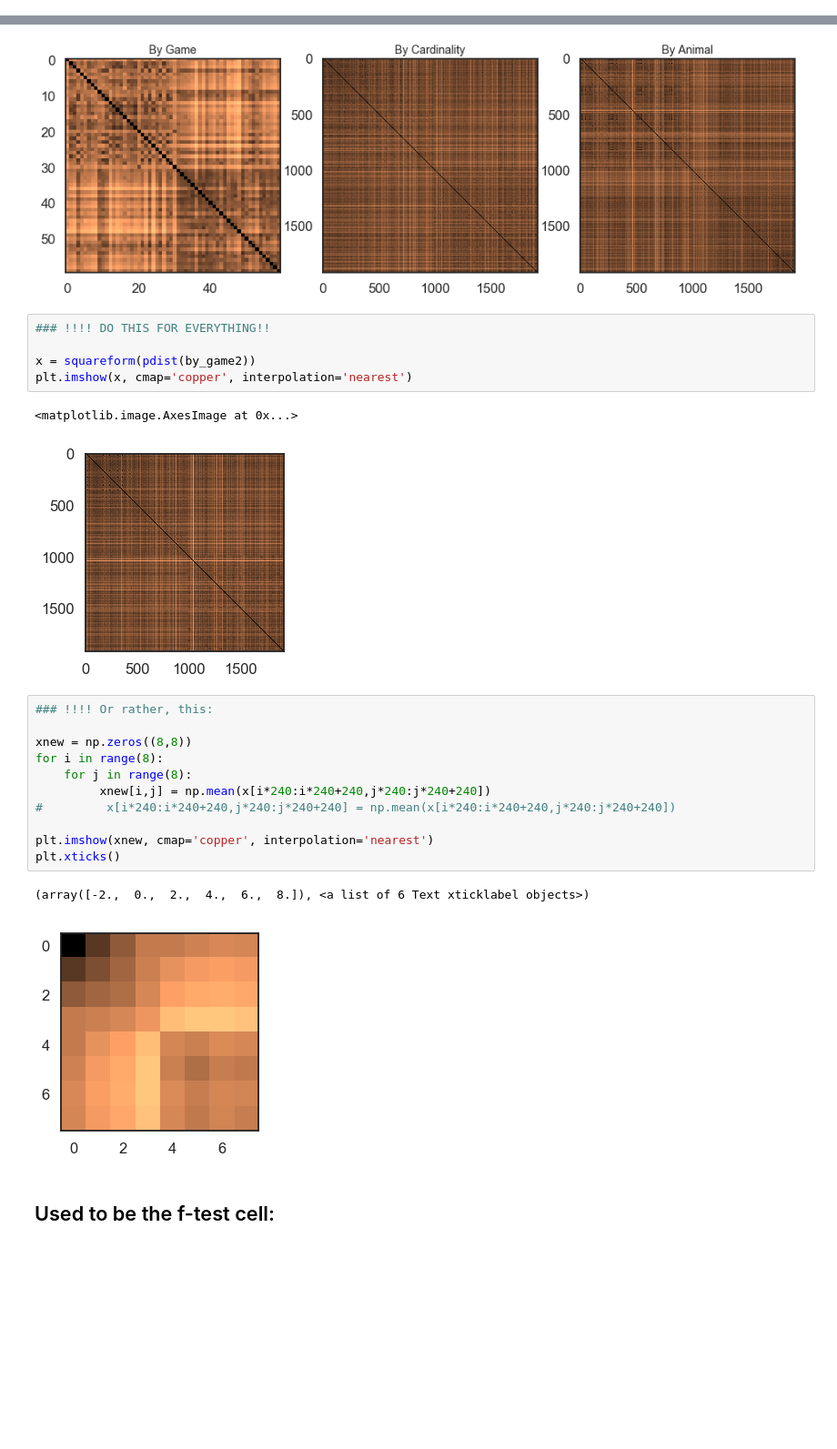
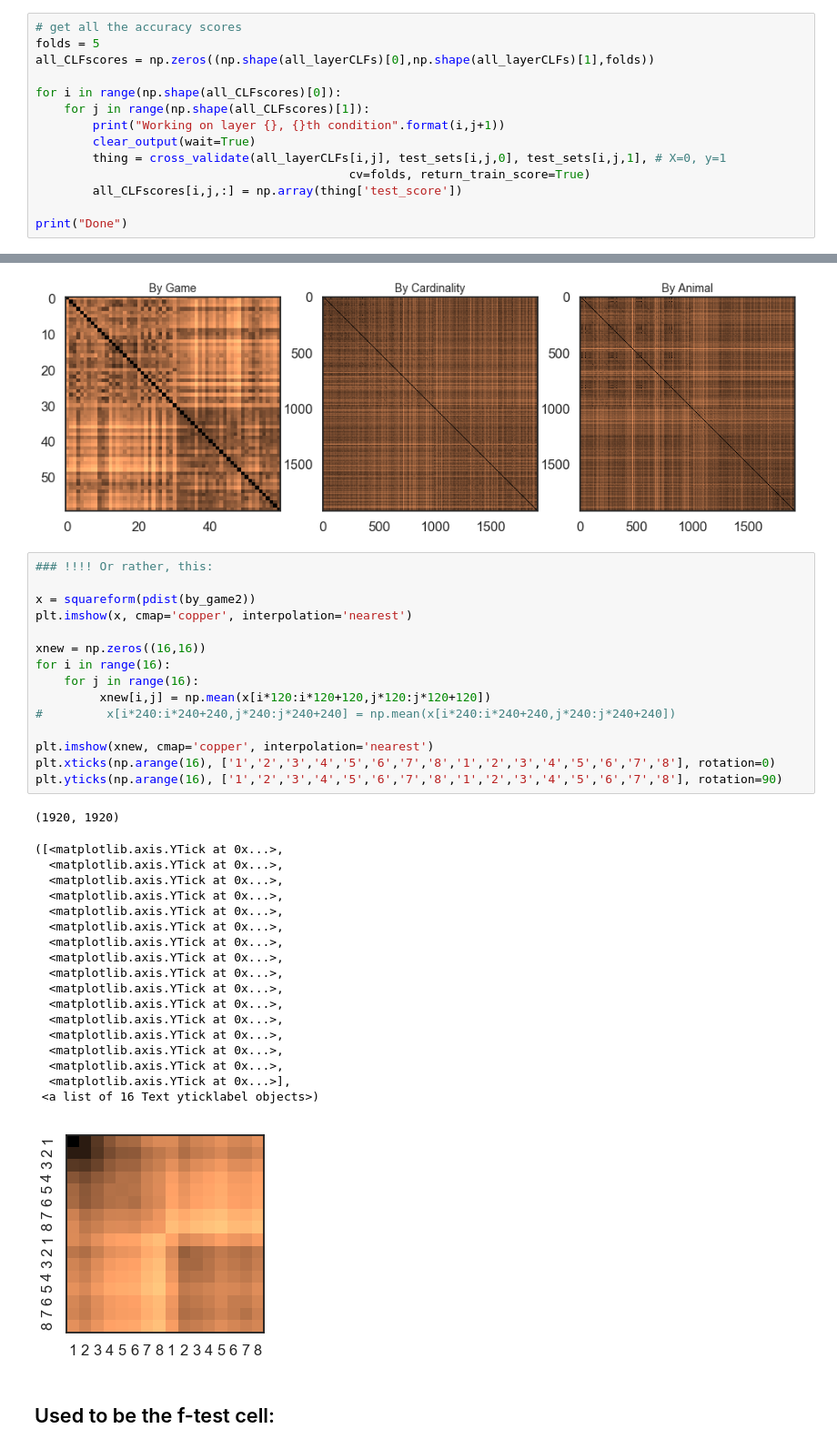
Before and after one commit to cogtoolslab/improvised_numerals, a Jupyter notebook: analysis/iternum_feature_analysis.ipynb, the cells around one changed output, grey strips where cells are left out. Shown at 91% size. Cells and saved outputs as stored; diff of their text form; blank space fills up the shorter version.

```diff
--- a/analysis/iternum_feature_analysis.ipynb
+++ b/analysis/iternum_feature_analysis.ipynb
@@ -286,0 +502,14 @@ Text(0.5,0,'Layer (0 is raw images)')
+# %%
+# get all the accuracy scores
+folds = 5
+all_CLFscores = np.zeros((np.shape(all_layerCLFs)[0],np.shape(all_layerCLFs)[1],folds))
+
+for i in range(np.shape(all_CLFscores)[0]):
+    for j in range(np.shape(all_CLFscores)[1]):
+        print("Working on layer {}, {}th condition".format(i,j+1))
+        clear_output(wait=True)
+        thing = cross_validate(all_layerCLFs[i,j], test_sets[i,j,0], test_sets[i,j,1], # X=0, y=1
+                                            cv=folds, return_train_score=True)
+        all_CLFscores[i,j,:] = np.array(thing['test_score'])
+
+print("Done")
@@ -488,28 +1036,41 @@ ax3.imshow(squareform(pdist(by_game3)), cmap='copper', interpolation='nearest')
 plt.show()
 # %% [output]
 [figure]
-# %%
-### !!!! DO THIS FOR EVERYTHING!!
-
-x = squareform(pdist(by_game2))
-plt.imshow(x, cmap='copper', interpolation='nearest')
-# %% [output]
-<matplotlib.image.AxesImage at 0x...>
-[figure, removed]
 # %%
 ### !!!! Or rather, this:
 
-xnew = np.zeros((8,8))
-for i in range(8):
-    for j in range(8):
-         xnew[i,j] = np.mean(x[i*240:i*240+240,j*240:j*240+240])
+x = squareform(pdist(by_game2))
+plt.imshow(x, cmap='copper', interpolation='nearest')
+
+xnew = np.zeros((16,16))
+for i in range(16):
+    for j in range(16):
+         xnew[i,j] = np.mean(x[i*120:i*120+120,j*120:j*120+120])
 #         x[i*240:i*240+240,j*240:j*240+240] = np.mean(x[i*240:i*240+240,j*240:j*240+240])
 
 plt.imshow(xnew, cmap='copper', interpolation='nearest')
-plt.xticks()
+plt.xticks(np.arange(16), ['1','2','3','4','5','6','7','8','1','2','3','4','5','6','7','8'], rotation=0)
+plt.yticks(np.arange(16), ['1','2','3','4','5','6','7','8','1','2','3','4','5','6','7','8'], rotation=90)
 # %% [output]
-(array([-2.,  0.,  2.,  4.,  6.,  8.]), <a list of 6 Text xticklabel objects>)
+(1920, 1920)
+([<matplotlib.axis.YTick at 0x...>,
+  <matplotlib.axis.YTick at 0x...>,
+  <matplotlib.axis.YTick at 0x...>,
+  <matplotlib.axis.YTick at 0x...>,
+  <matplotlib.axis.YTick at 0x...>,
+  <matplotlib.axis.YTick at 0x...>,
+  <matplotlib.axis.YTick at 0x...>,
+  <matplotlib.axis.YTick at 0x...>,
+  <matplotlib.axis.YTick at 0x...>,
+  <matplotlib.axis.YTick at 0x...>,
+  <matplotlib.axis.YTick at 0x...>,
+  <matplotlib.axis.YTick at 0x...>,
+  <matplotlib.axis.YTick at 0x...>,
+  <matplotlib.axis.YTick at 0x...>,
+  <matplotlib.axis.YTick at 0x...>,
+  <matplotlib.axis.YTick at 0x...>],
+ <a list of 16 Text yticklabel objects>)
-[figure, old version]
+[figure, new version]
 # %% [markdown]
 ## Used to be the f-test cell:
 # %%
```
Also changed, not shown: parts of 34 cells of this notebook, 4 other files.
